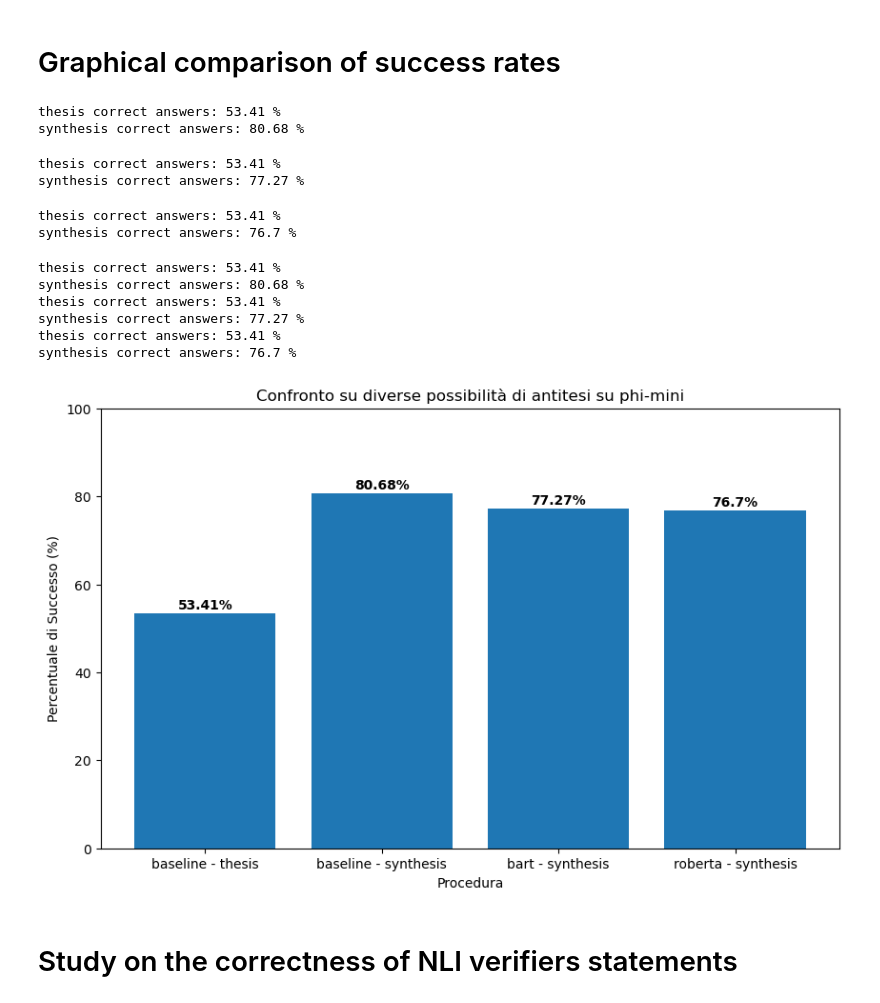
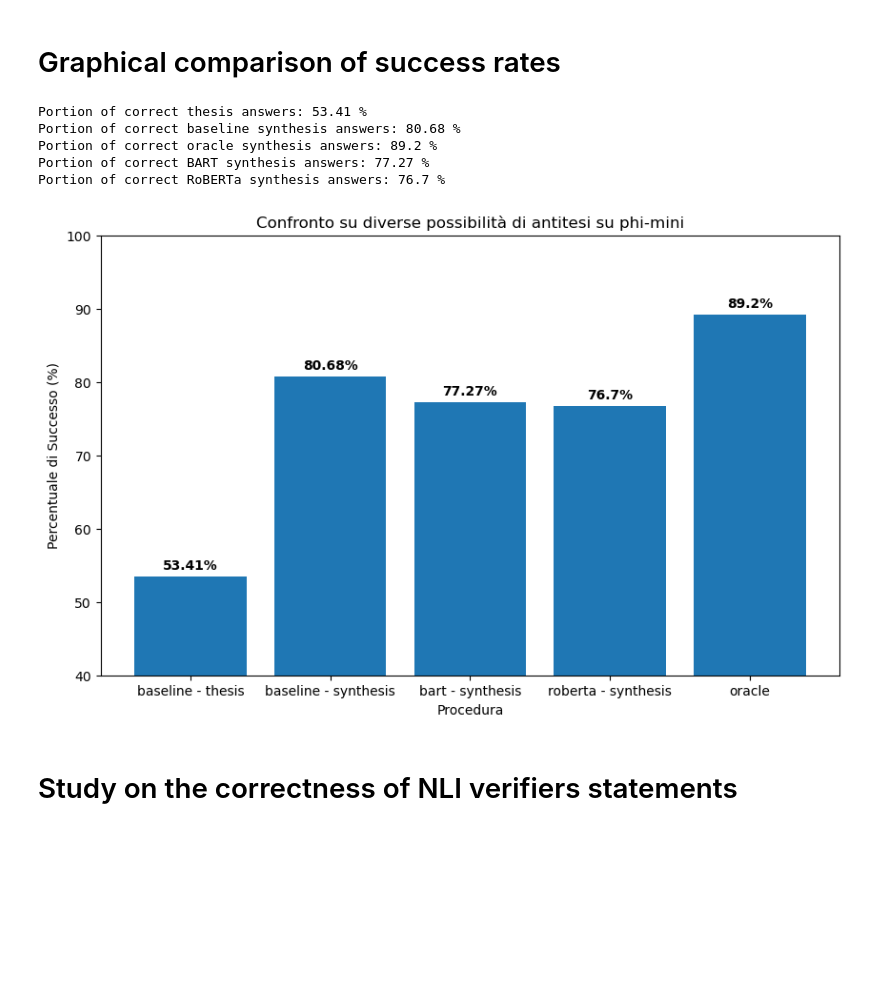
Before and after one commit to gaoithee/tesi-risultati, a Jupyter notebook: plot/phimini-comparison.ipynb, the cells around one changed output. Saved outputs shown, nothing was run; the diff lists cells and outputs as text; code cells hidden in the pictures; blank space fills up the shorter version.

```diff
--- a/plot/phimini-comparison.ipynb
+++ b/plot/phimini-comparison.ipynb
@@ -9,73 +32,54 @@ roberta = pd.read_csv('/home/saracandussio/tesi-risultati/results/roberta-phimin
 # %% [markdown]
 # Graphical comparison of success rates
-# %%
-def evaluation(df):
-    matches_thesis = 0
-    matches_synthesis = 0
-    total = len(df)
-
-    for index, row in df.iterrows():
-        correct_answer = str(row['correct']).strip()
-        thesis = str(row['thesis']).strip()
-        synthesis = str(row['synthesis']).strip()
-
-        if correct_answer == thesis:
-            matches_thesis += 1
-
-        if correct_answer == synthesis:
-            matches_synthesis += 1
-
-    print("thesis correct answers: {} %".format(round(matches_thesis/total*100, 2)))
-    print("synthesis correct answers: {} %".format(round(matches_synthesis/total*100, 2)))
-
-    return round(matches_synthesis/total*100, 2)
-# %%
-evaluation(base)
-# %% [output]
-thesis correct answers: 53.41 %
-synthesis correct answers: 80.68 %
-# %%
-evaluation(bart)
-# %% [output]
-thesis correct answers: 53.41 %
-synthesis correct answers: 77.27 %
-# %%
-evaluation(roberta)
-# %% [output]
-thesis correct answers: 53.41 %
-synthesis correct answers: 76.7 %
+# %%
+def evaluation(correct_answer, candidate):
+    matches = 0
+    total = len(correct_answer)
+
+    for i in range(total):
+
+        if correct_answer[i] == candidate[i]:
+            matches += 1
+
+    return round(matches/total*100, 2)
+# %%
+print("Portion of correct thesis answers: {} %".format(evaluation(base['correct'], base['thesis'])))
+print("Portion of correct baseline synthesis answers: {} %".format(evaluation(base['correct'], base['synthesis'])))
+print("Portion of correct oracle synthesis answers: {} %".format(evaluation(base['correct'], base['goat'])))
+print("Portion of correct BART synthesis answers: {} %".format(evaluation(bart['correct'], bart['synthesis'])))
+print("Portion of correct RoBERTa synthesis answers: {} %".format(evaluation(roberta['correct'], roberta['synthesis'])))
+# %% [output]
+Portion of correct thesis answers: 53.41 %
+Portion of correct baseline synthesis answers: 80.68 %
+Portion of correct oracle synthesis answers: 89.2 %
+Portion of correct BART synthesis answers: 77.27 %
+Portion of correct RoBERTa synthesis answers: 76.7 %
 # %%
-import matplotlib.pyplot as plt
-import matplotlib.cm as cm
-
 # Definire le procedure e le rispettive percentuali di successo
-procedures = ['baseline - thesis', 'baseline - synthesis', 'bart - synthesis', 'roberta - synthesis']
-success_rates = [53.41, evaluation(base), evaluation(bart), evaluation(roberta)]
+procedures = ['baseline - thesis', 'baseline - synthesis', 'bart - synthesis', 'roberta - synthesis', 'oracle']
+success_rates = [evaluation(base['correct'], base['thesis']), evaluation(base['correct'], base['synthesis']),
+                 evaluation(base['correct'], bart['synthesis']), evaluation(base['correct'], roberta['synthesis']),
+                 evaluation(base['correct'], base['goat'])]
 
 # Creare il barplot
 plt.figure(figsize=(10, 6))
 plt.bar(procedures, success_rates)
 
 # Aggiungere etichette e titolo
 plt.xlabel('Procedura')
 plt.ylabel('Percentuale di Successo (%)')
 plt.title('Confronto su diverse possibilità di antitesi su phi-mini')
 plt.ylim(0, 100)  # Impostare il limite dell'asse y da 0 a 100
 
 # Mostrare il valore di ciascun bar
 for i, v in enumerate(success_rates):
     plt.text(i, v + 1, str(v) + '%', ha='center', fontweight='bold')
 
+plt.ylim(40, )
 # Mostrare il grafico
 plt.show()
 # %% [output]
-thesis correct answers: 53.41 %
-synthesis correct answers: 80.68 %
-thesis correct answers: 53.41 %
-synthesis correct answers: 77.27 %
-thesis correct answers: 53.41 %
-synthesis correct answers: 76.7 %
-[figure, old version]
+[figure, new version]
 # %% [markdown]
 # Study on the correctness of NLI verifiers statements
 # %% [markdown]
```
Also changed, not shown: parts of 23 cells of this notebook, 8 other files.
